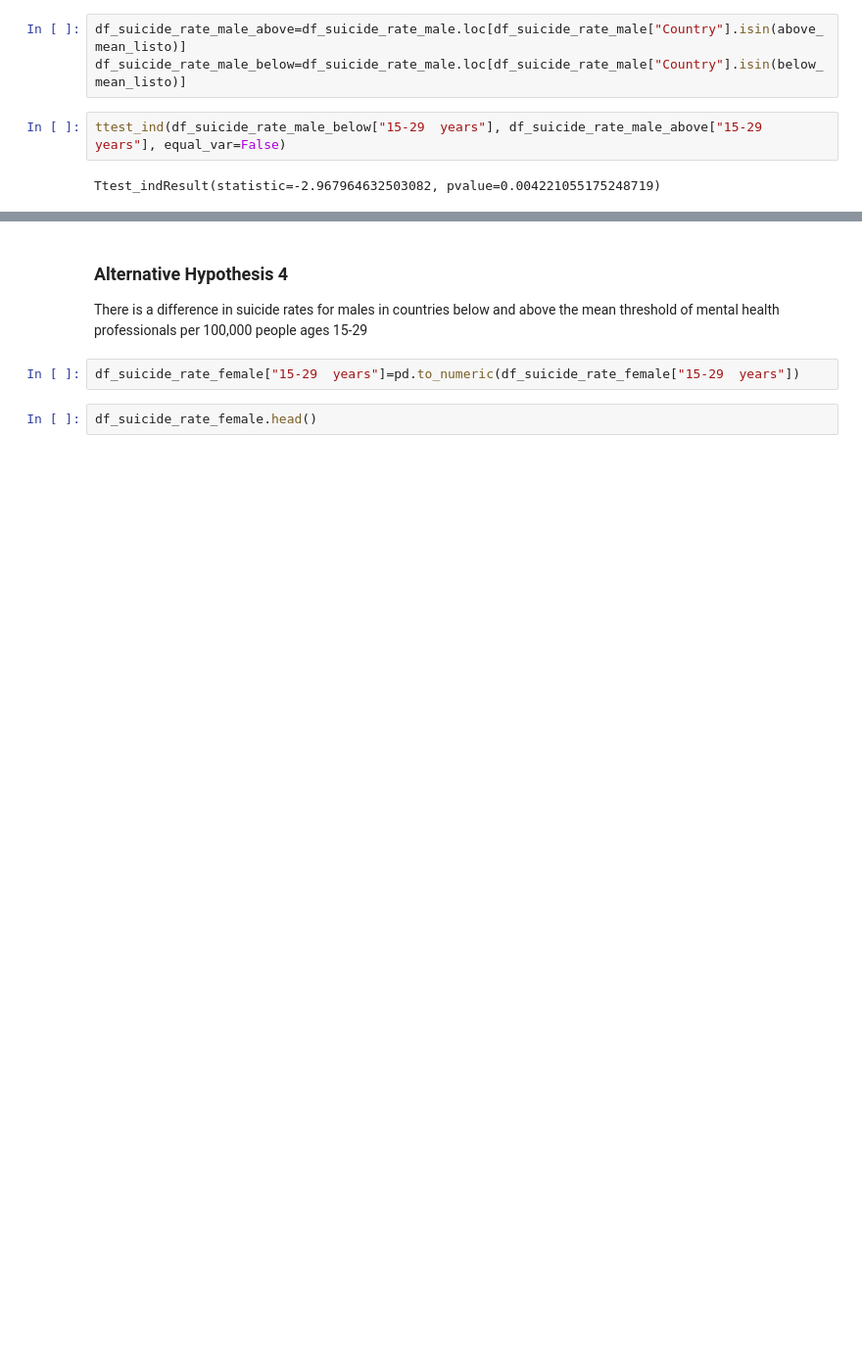
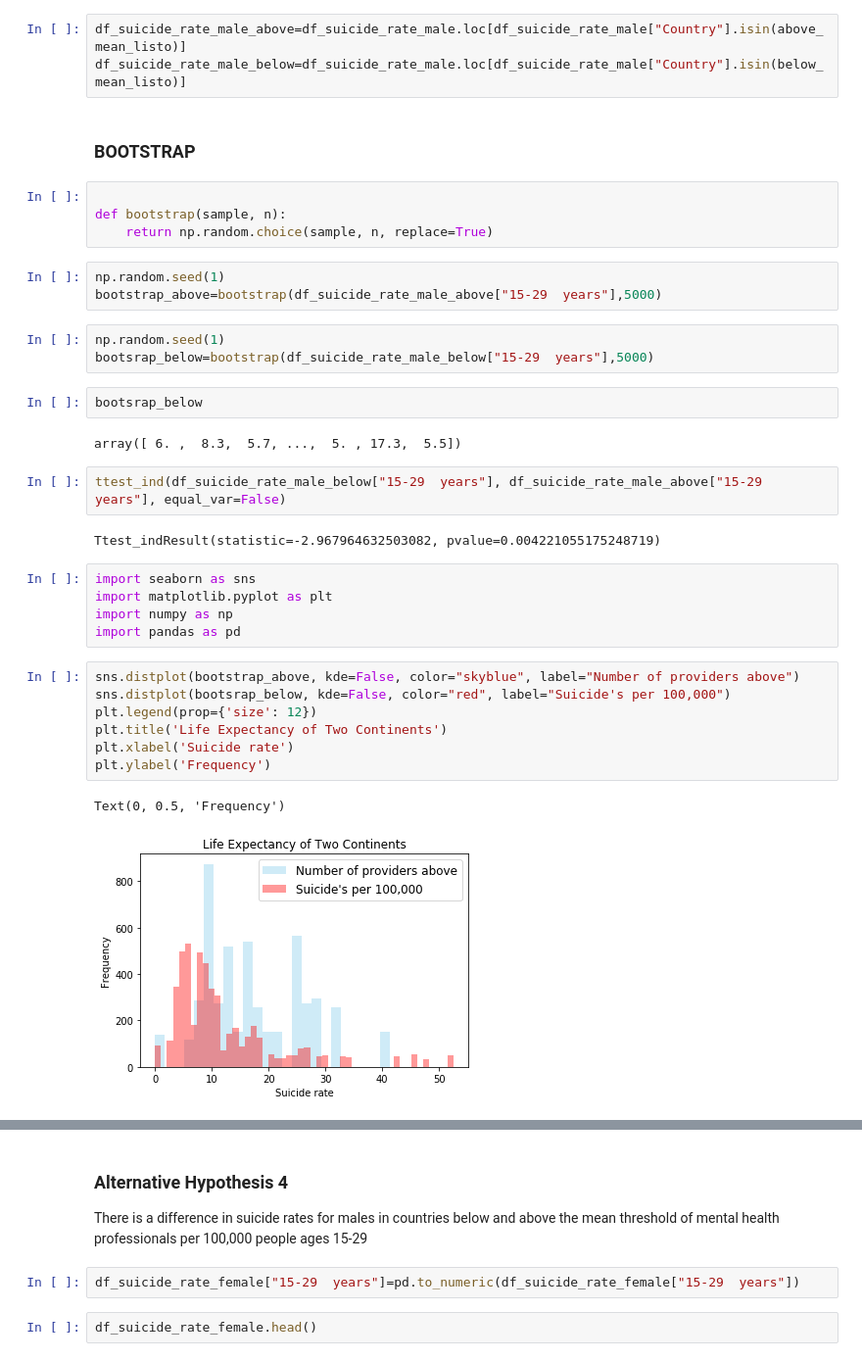
Before and after one commit to Dr-Salcedo/world_health_organization_mental_health_resource_study, a Jupyter notebook: notebooks/ps_world_health_organization_mental_health_resource_study.ipynb, the cells around one changed output, grey strips where cells are left out. Shown at 98% size. Cells and saved outputs as stored; diff of their text form; blank space fills up the shorter version.

```diff
--- a/notebooks/ps_world_health_organization_mental_health_resource_study.ipynb
+++ b/notebooks/ps_world_health_organization_mental_health_resource_study.ipynb
@@ -295,7 +300,38 @@ df_suicide_rate_male.head()
 # %%
 df_suicide_rate_male_above=df_suicide_rate_male.loc[df_suicide_rate_male["Country"].isin(above_mean_listo)]
 df_suicide_rate_male_below=df_suicide_rate_male.loc[df_suicide_rate_male["Country"].isin(below_mean_listo)]
+# %% [markdown]
+### BOOTSTRAP
+# %%
+
+def bootstrap(sample, n):
+    return np.random.choice(sample, n, replace=True)
+# %%
+np.random.seed(1)
+bootstrap_above=bootstrap(df_suicide_rate_male_above["15-29  years"],5000)
+# %%
+np.random.seed(1)
+bootsrap_below=bootstrap(df_suicide_rate_male_below["15-29  years"],5000)
+# %%
+bootsrap_below
+# %% [output]
+array([ 6. ,  8.3,  5.7, ...,  5. , 17.3,  5.5])
 # %%
 ttest_ind(df_suicide_rate_male_below["15-29  years"], df_suicide_rate_male_above["15-29  years"], equal_var=False)
 # %% [output]
 Ttest_indResult(statistic=-2.967964632503082, pvalue=0.004221055175248719)
+# %%
+import seaborn as sns
+import matplotlib.pyplot as plt
+import numpy as np
+import pandas as pd
+# %%
+sns.distplot(bootstrap_above, kde=False, color="skyblue", label="Number of providers above")
+sns.distplot(bootsrap_below, kde=False, color="red", label="Suicide's per 100,000")
+plt.legend(prop={'size': 12})
+plt.title('Life Expectancy of Two Continents')
+plt.xlabel('Suicide rate')
+plt.ylabel('Frequency')
+# %% [output]
+Text(0, 0.5, 'Frequency')
+[figure, added]
```
Also changed, not shown: parts of 8 cells of this notebook.
